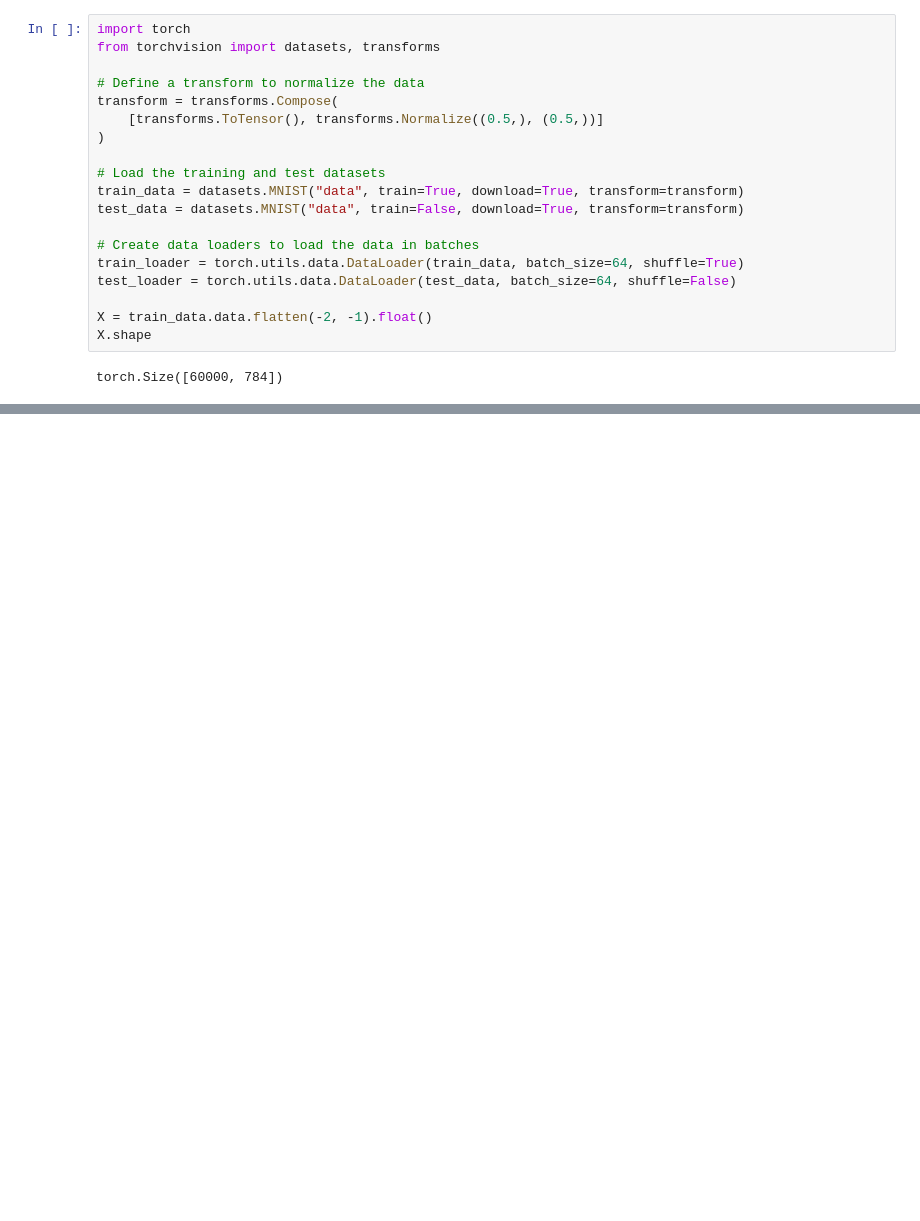
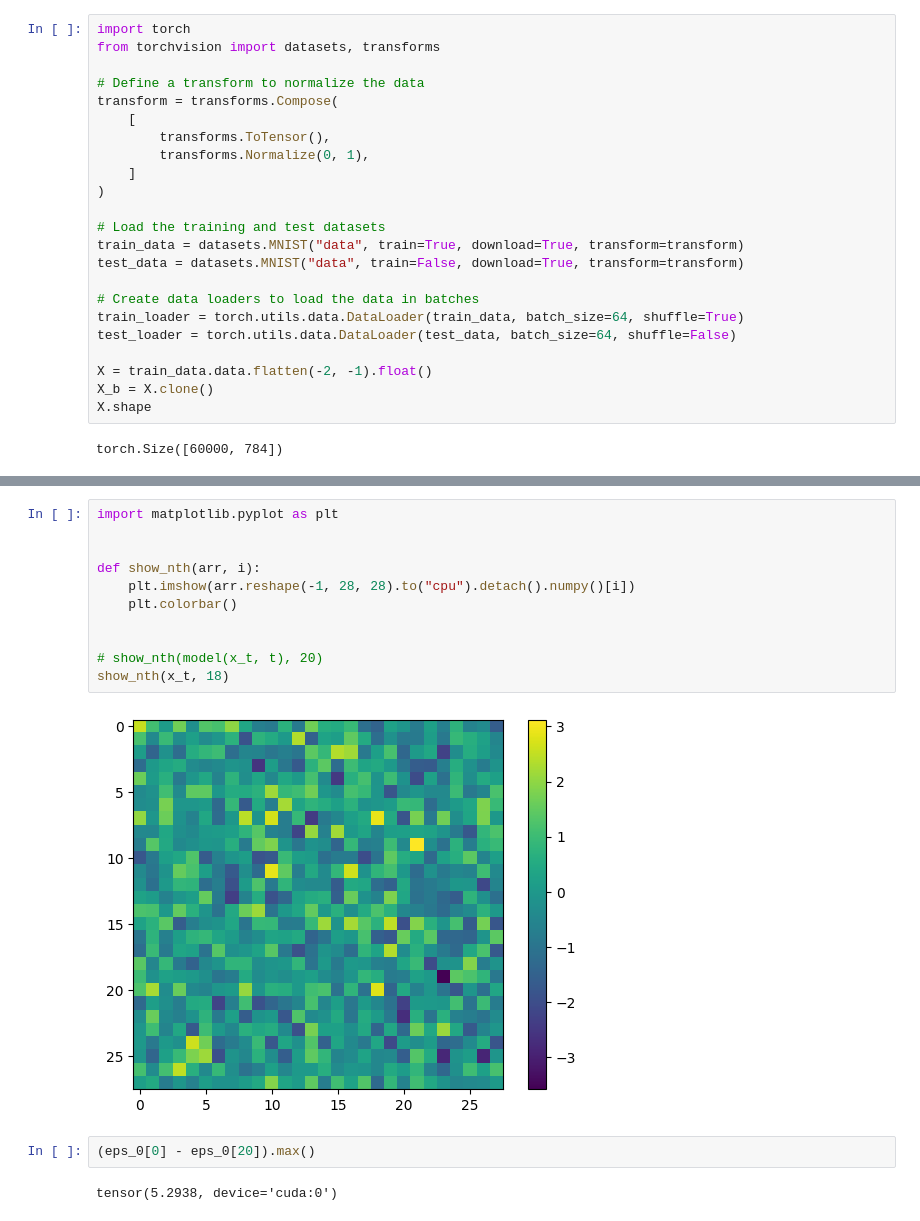
Before and after one commit to marinegor/toponym_diffusion, a Jupyter notebook: simple_diffusion_two_moons.ipynb, the cells around one changed output, grey strips where cells are left out. Saved outputs shown, nothing was run; the diff lists cells and outputs as text; blank space fills up the shorter version.

```diff
--- a/simple_diffusion_two_moons.ipynb
+++ b/simple_diffusion_two_moons.ipynb
@@ -354,7 +379,10 @@ from torchvision import datasets, transforms
 
 # Define a transform to normalize the data
 transform = transforms.Compose(
-    [transforms.ToTensor(), transforms.Normalize((0.5,), (0.5,))]
+    [
+        transforms.ToTensor(),
+        transforms.Normalize(0, 1),
+    ]
 )
 
 # Load the training and test datasets
@@ -366,6 +394,7 @@ train_loader = torch.utils.data.DataLoader(train_data, batch_size=64, shuffle=Tr
 test_loader = torch.utils.data.DataLoader(test_data, batch_size=64, shuffle=False)
 
 X = train_data.data.flatten(-2, -1).float()
+X_b = X.clone()
 X.shape
 # %% [output]
 torch.Size([60000, 784])
@@ -456,0 +492,17 @@ epoch=0, loss=1.4514492750167847
+# %%
+import matplotlib.pyplot as plt
+
+
+def show_nth(arr, i):
+    plt.imshow(arr.reshape(-1, 28, 28).to("cpu").detach().numpy()[i])
+    plt.colorbar()
+
+
+# show_nth(model(x_t, t), 20)
+show_nth(x_t, 18)
+# %% [output]
+[figure, added]
+# %%
+(eps_0[0] - eps_0[20]).max()
+# %% [output]
+tensor(5.2938, device='cuda:0')
```
Also changed, not shown: parts of 35 cells of this notebook.
